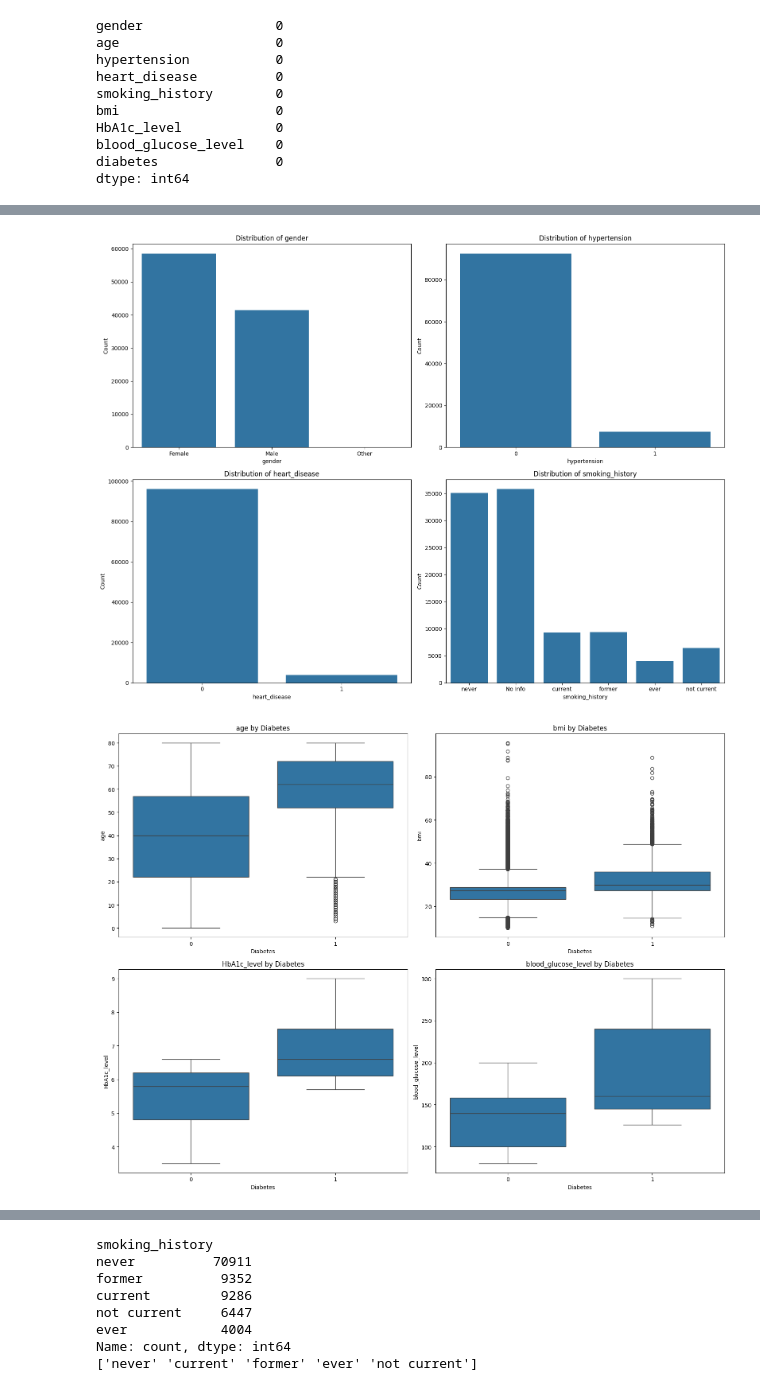
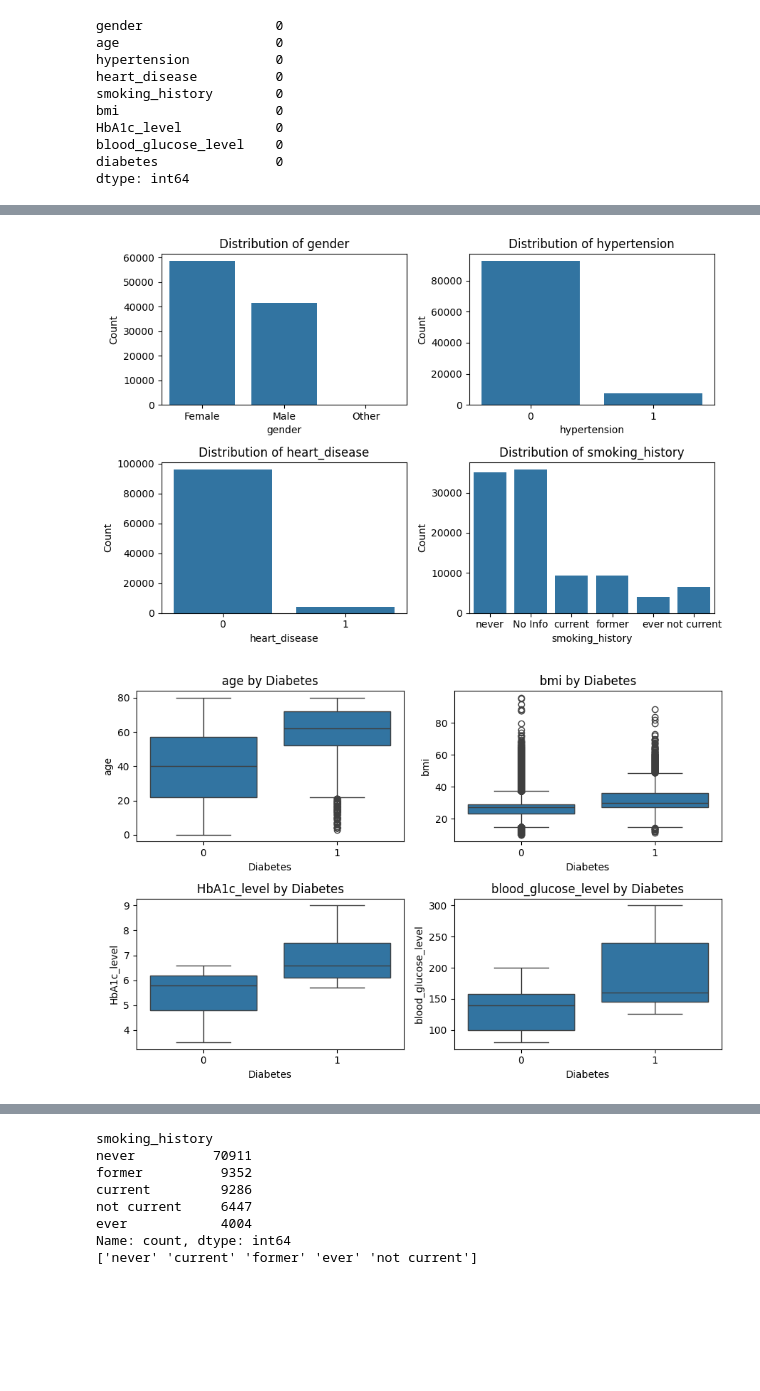
Before and after one commit to santoshkimandi/Dissertation_RMSE_CURVE, a Jupyter notebook: Predicting_Diabetes_using_Machine_Learning_Models.ipynb, the cells around one changed output, grey strips where cells are left out. Drawn from its saved outputs; the diff is of its cells as text; code cells hidden in the pictures; blank space fills up the shorter version.

```diff
--- a/Predicting_Diabetes_using_Machine_Learning_Models.ipynb
+++ b/Predicting_Diabetes_using_Machine_Learning_Models.ipynb
@@ -98,24 +93,24 @@ plt.show()
 # %%
 # Analyze Categorical Features
-plt.figure(figsize=(16, 12))
+plt.figure(figsize=(9, 6))
 
 categorical_features = ['gender', 'hypertension', 'heart_disease', 'smoking_history']
 
 for i, feature in enumerate(categorical_features, 1):
     plt.subplot(2, 2, i)
     sns.countplot(x=feature, data=df)
     plt.title(f'Distribution of {feature}')
     plt.xlabel(feature)
     plt.ylabel('Count')
 
 plt.tight_layout()
 plt.show()
 # %% [output]
-[figure, old version]
+[figure, new version]
 # %%
 # Relationships Between Features and Target Variable
 # Numerical Features vs Diabetes
-plt.figure(figsize=(16, 12))
+plt.figure(figsize=(9, 6))
 
 for i, feature in enumerate(numerical_features, 1):
     plt.subplot(2, 2, i)
@@ -127,6 +122,6 @@ for i, feature in enumerate(numerical_features, 1):
 plt.tight_layout()
 plt.show()
 # %% [output]
-[figure, old version]
+[figure, new version]
 # %%
 # Categorical Features vs Diabetes
```
Also changed, not shown: parts of 6 cells of this notebook.
